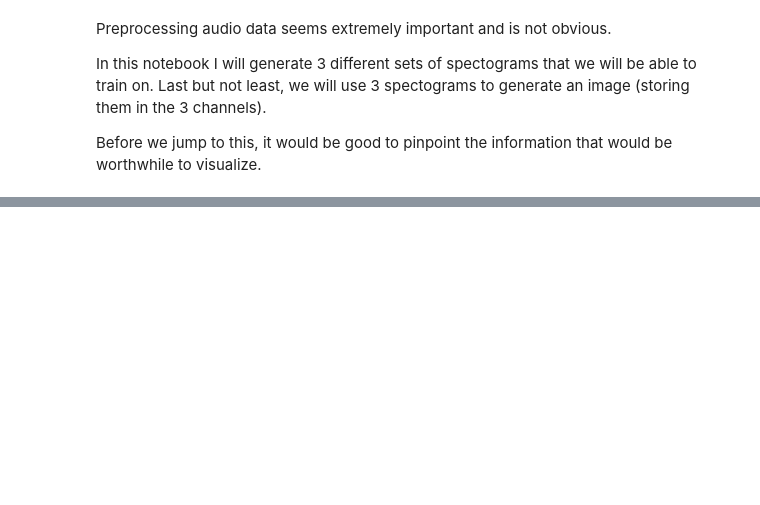
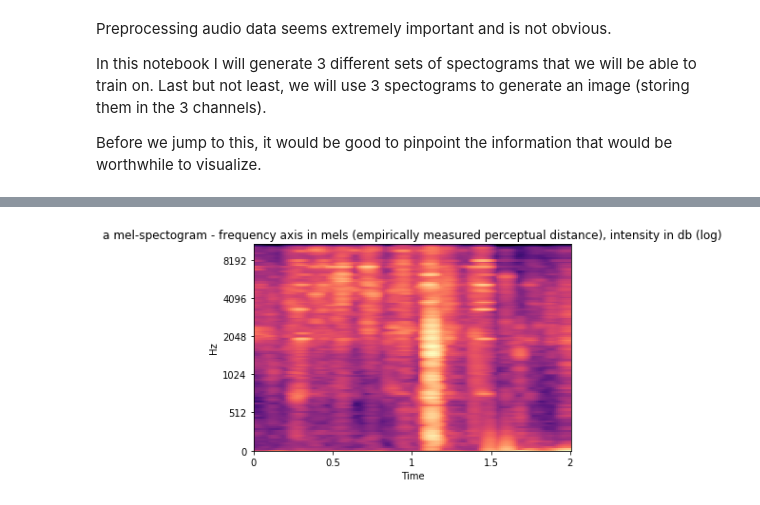
Before and after one commit to vishweshs4/freesound, a Jupyter notebook: 05_Generate_spectograms.ipynb, the cells around one changed output, grey strips where cells are left out. Drawn from its saved outputs; the diff is of its cells as text; code cells hidden in the pictures; blank space fills up the shorter version.

```diff
--- a/05_Generate_spectograms.ipynb
+++ b/05_Generate_spectograms.ipynb
@@ -99,3 +51,0 @@ We seem to be getting somewhere. Let's test this with a really long file.
-# %%
-x, sr = librosa.load(trn_paths[np.argsort(trn_lengths)[-1]])
-Audio(x, rate=sr)
@@ -138,0 +203,9 @@ for path in progress_bar(tst_paths): preprocess_test(path)
+# %%
+hop_length = 256
+S = librosa.feature.melspectrogram(x, sr=sr, n_fft=4096, hop_length=hop_length)
+
+logS = librosa.power_to_db(abs(S))
+librosa.display.specshow(logS, sr=sr, hop_length=hop_length, x_axis='time', y_axis='mel')
+plt.title('a mel-spectogram - frequency axis in mels (empirically measured perceptual distance), intensity in db (log)');
+# %% [output]
+[figure, added]
```
Also changed, not shown: parts of 60 cells of this notebook.
